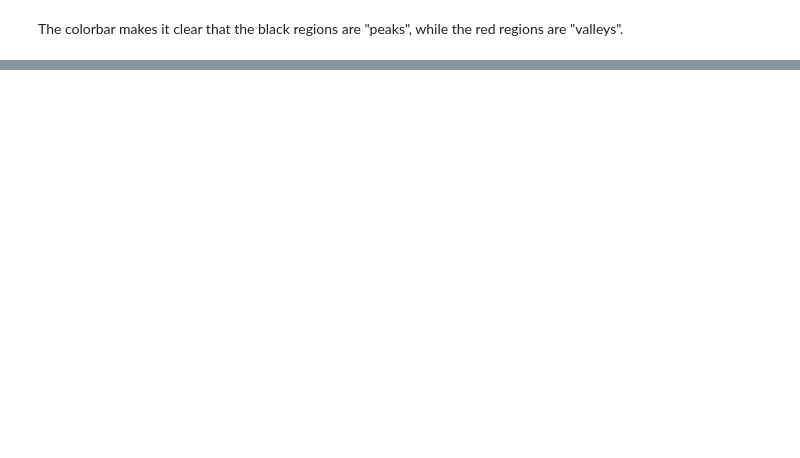
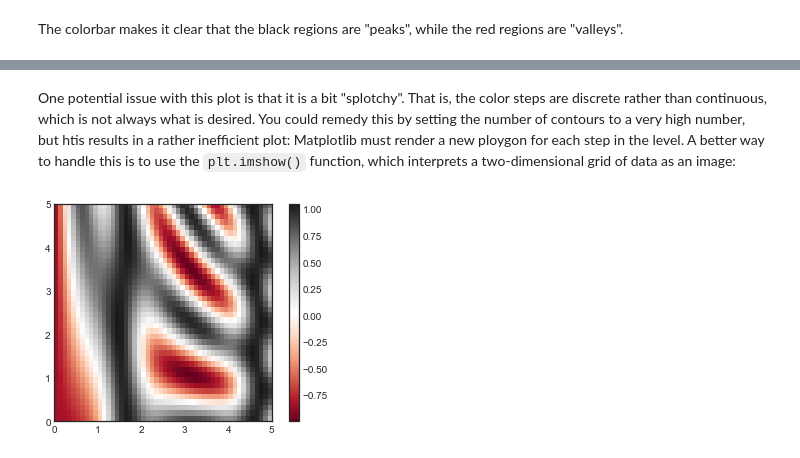
Before and after one commit to UlrikeBoehm/PythonDataScience, a Jupyter notebook: 04_Visualization_Matplotlib/6_Density_Contour_Plots.ipynb, the cells around one changed output, grey strips where cells are left out. Saved outputs shown, nothing was run; the diff lists cells and outputs as text; code cells hidden in the pictures; blank space fills up the shorter version.

```diff
--- a/04_Visualization_Matplotlib/6_Density_Contour_Plots.ipynb
+++ b/04_Visualization_Matplotlib/6_Density_Contour_Plots.ipynb
@@ -51,0 +50,9 @@ One potantial issue with this plot
+# %% [markdown]
+One potential issue with this plot is that it is a bit "splotchy". That is, the color steps are discrete rather than continuous, which is not always what is desired. You could remedy this by setting the number of contours to a very high number, but htis results in a rather inefficient plot: Matplotlib must render a new ploygon for each step in the level. A better way to handle this is to use the `plt.imshow()` function, which interprets a two-dimensional grid of data as an image:
+# %%
+plt.imshow(Z,extent=[0,5,0,5],origin='lower',
+          cmap='RdGy')
+plt.colorbar()
+plt.axis(aspect='image');
+# %% [output]
+[figure, added]
```
Also changed, not shown: parts of 9 cells of this notebook.
